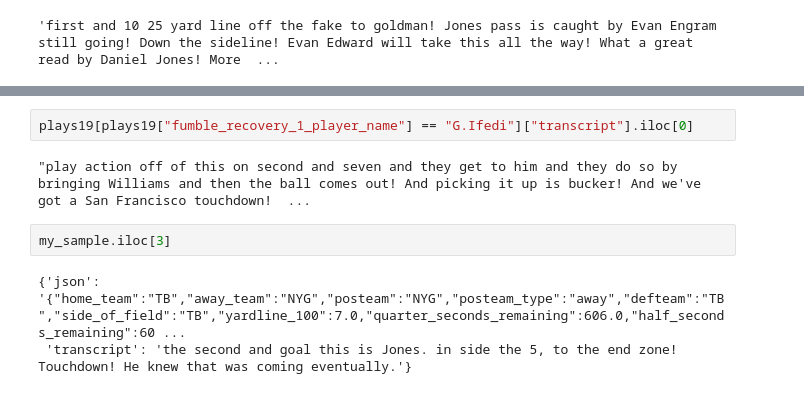
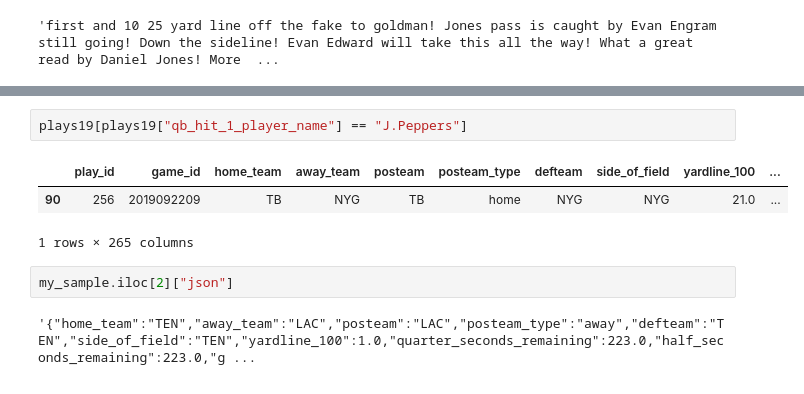
Before and after one commit to LtAstros/LIGNProject, a Jupyter notebook: DataPreprocess2019.ipynb, the cells around one changed output, grey strips where cells are left out. Drawn from its saved outputs; the diff is of its cells as text.

```diff
--- a/DataPreprocess2019.ipynb
+++ b/DataPreprocess2019.ipynb
@@ -82,10 +82,11 @@ my_sample
 dtype: object
 # %%
-plays19[plays19["fumble_recovery_1_player_name"] == "G.Ifedi"]["transcript"].iloc[0]
+plays19[plays19["qb_hit_1_player_name"] == "J.Peppers"]
 # %% [output]
+|  | play_id | game_id | home_team | away_team | posteam | posteam_type | defteam | side_of_field | yardline_100 | ... |
+| 90 | 256 | 2019092209 | TB | NYG | TB | home | NYG | NYG | 21.0 | ... |
-"play action off of this on second and seven and they get to him and they do so by bringing Williams and then the ball comes out! And picking it up is bucker! And we've got a San Francisco touchdown!  ...
+1 rows × 265 columns
 # %%
-my_sample.iloc[3]
+my_sample.iloc[2]["json"]
 # %% [output]
-{'json': '{"home_team":"TB","away_team":"NYG","posteam":"NYG","posteam_type":"away","defteam":"TB","side_of_field":"TB","yardline_100":7.0,"quarter_seconds_remaining":606.0,"half_seconds_remaining":60 ...
- 'transcript': 'the second and goal this is Jones. in side the 5, to the end zone! Touchdown! He knew that was coming eventually.'}
+'{"home_team":"TEN","away_team":"LAC","posteam":"LAC","posteam_type":"away","defteam":"TEN","side_of_field":"TEN","yardline_100":1.0,"quarter_seconds_remaining":223.0,"half_seconds_remaining":223.0,"g ...
```
Also changed, not shown: parts of 6 cells of this notebook, 8 other files.
